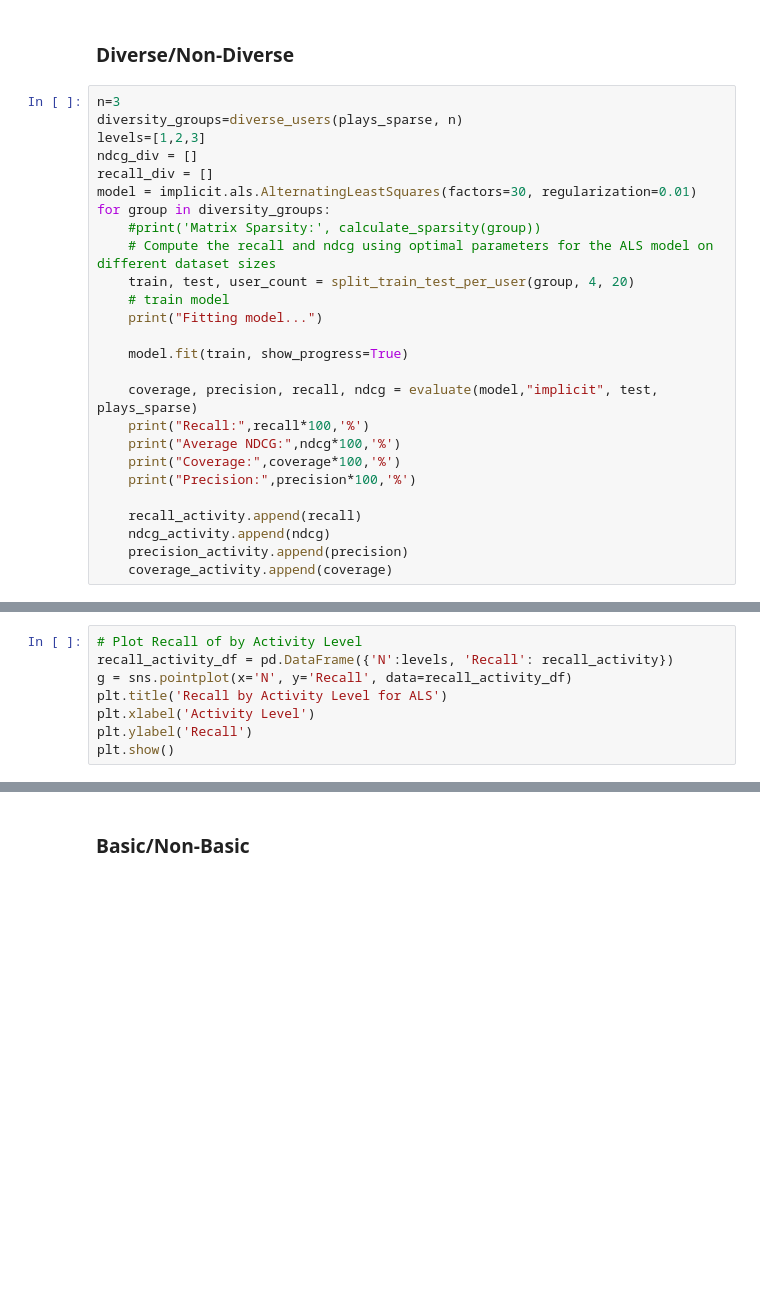
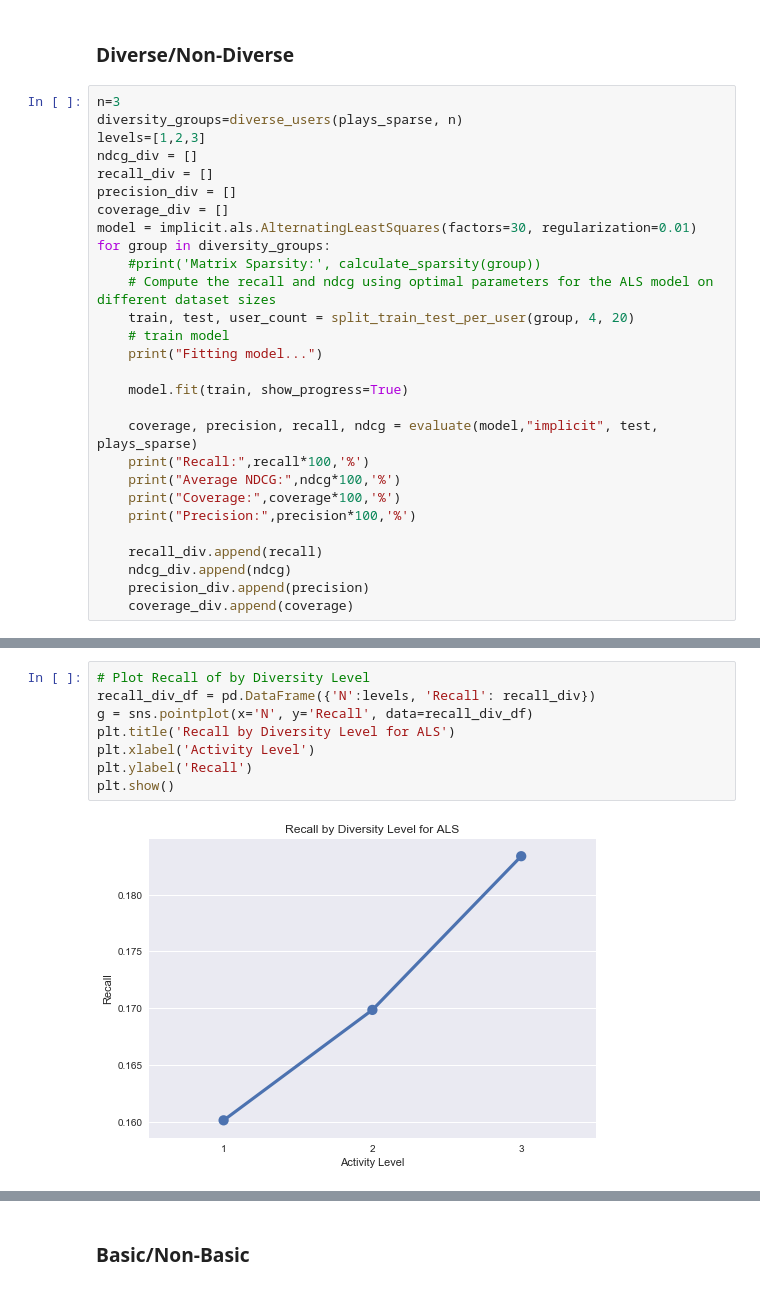
Before and after one commit to timjaya/lastfm, a Jupyter notebook: code/Main.ipynb, the cells around one changed output, grey strips where cells are left out. Cells and saved outputs as stored; diff of their text form; blank space fills up the shorter version.

Commit message:
added plots

```diff
--- a/code/Main.ipynb
+++ b/code/Main.ipynb
@@ -294,6 +294,8 @@ diversity_groups=diverse_users(plays_sparse, n)
 levels=[1,2,3]
 ndcg_div = []
 recall_div = []
+precision_div = []
+coverage_div = []
 model = implicit.als.AlternatingLeastSquares(factors=30, regularization=0.01)
 for group in diversity_groups:
     #print('Matrix Sparsity:', calculate_sparsity(group))
@@ -310,7 +312,7 @@ for group in diversity_groups:
     print("Coverage:",coverage*100,'%')
     print("Precision:",precision*100,'%')
 
-    recall_activity.append(recall)
-    ndcg_activity.append(ndcg)
-    precision_activity.append(precision)
-    coverage_activity.append(coverage)
+    recall_div.append(recall)
+    ndcg_div.append(ndcg)
+    precision_div.append(precision)
+    coverage_div.append(coverage)
@@ -325,9 +350,11 @@ plt.show()
 # %%
-# Plot Recall of by Activity Level
-recall_activity_df = pd.DataFrame({'N':levels, 'Recall': recall_activity})
-g = sns.pointplot(x='N', y='Recall', data=recall_activity_df)
-plt.title('Recall by Activity Level for ALS')
+# Plot Recall of by Diversity Level
+recall_div_df = pd.DataFrame({'N':levels, 'Recall': recall_div})
+g = sns.pointplot(x='N', y='Recall', data=recall_div_df)
+plt.title('Recall by Diversity Level for ALS')
 plt.xlabel('Activity Level')
 plt.ylabel('Recall')
 plt.show()
+# %% [output]
+[figure, added]
 # %%
```
Also changed, not shown: parts of 9 cells of this notebook.
